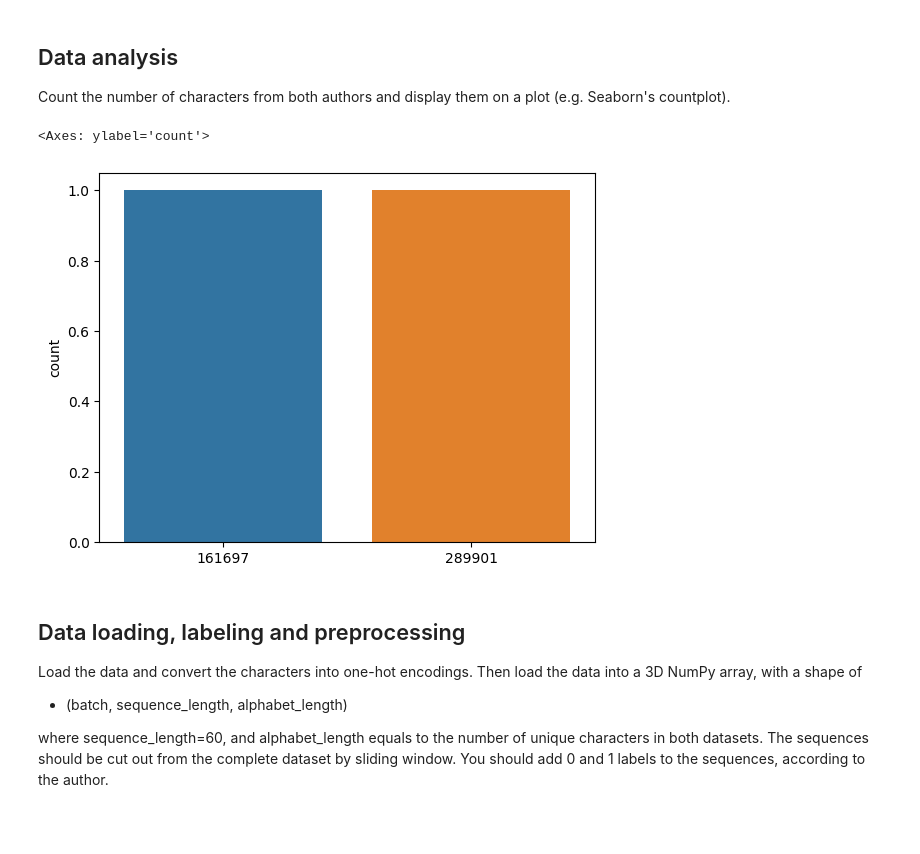
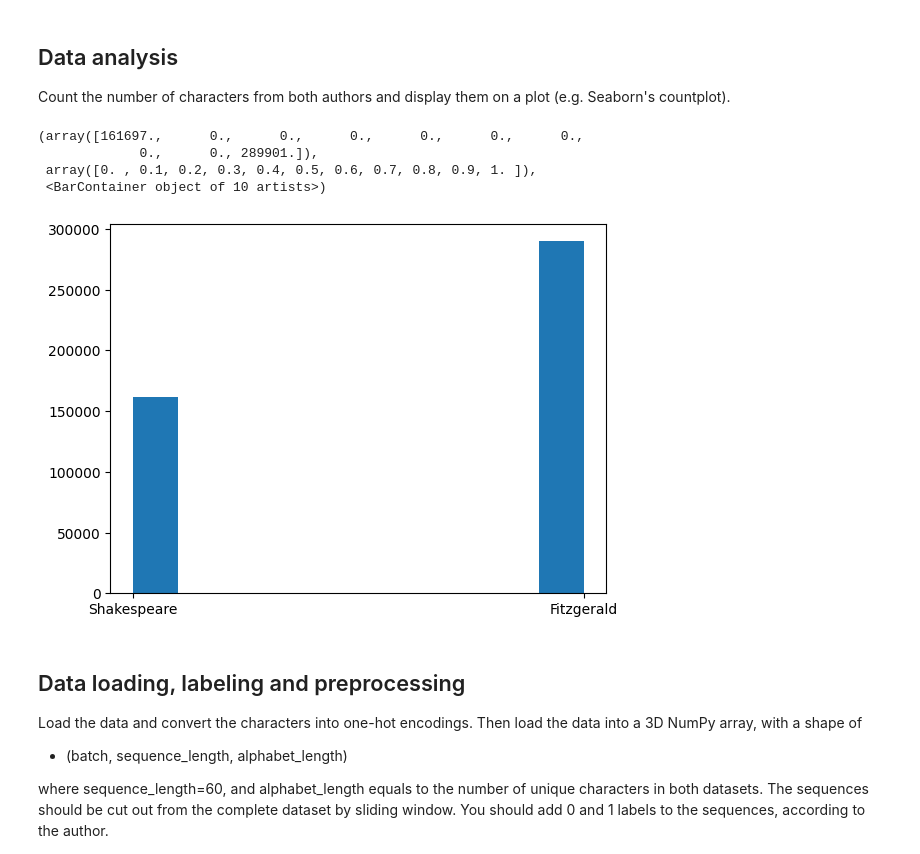
Before and after one commit to rjaa2020/deep-learning-sp23, a Jupyter notebook: Rahul_AIT_09_Author_classification_assessment.ipynb, the cells around one changed output. Drawn from its saved outputs; the diff is of its cells as text; code cells hidden in the pictures; blank space fills up the shorter version.

```diff
--- a/Rahul_AIT_09_Author_classification_assessment.ipynb
+++ b/Rahul_AIT_09_Author_classification_assessment.ipynb
@@ -45,10 +45,16 @@ fitzgerald = open("fitzgerald.txt", encoding='utf-8').read().lower()
 Count the number of characters from both authors and display them on a plot (e.g. Seaborn's countplot).
 # %%
 # sns.set_theme(style="whitegrid")
-sns.countplot(x=[len(shakespeare), len(fitzgerald)], )
+
+from matplotlib import pyplot as plt
+
+plt.hist(["Shakespeare", "Fitzgerald"], weights=[len(shakespeare), len(fitzgerald)])
 # %% [output]
-<Axes: ylabel='count'>
+(array([161697.,      0.,      0.,      0.,      0.,      0.,      0.,
+             0.,      0., 289901.]),
+ array([0. , 0.1, 0.2, 0.3, 0.4, 0.5, 0.6, 0.7, 0.8, 0.9, 1. ]),
+ <BarContainer object of 10 artists>)
-[figure, old version]
+[figure, new version]
 # %% [markdown]
 ## Data loading, labeling and preprocessing
 Load the data and convert the characters into one-hot encodings. Then load the data into a 3D NumPy array, with a shape of
```
